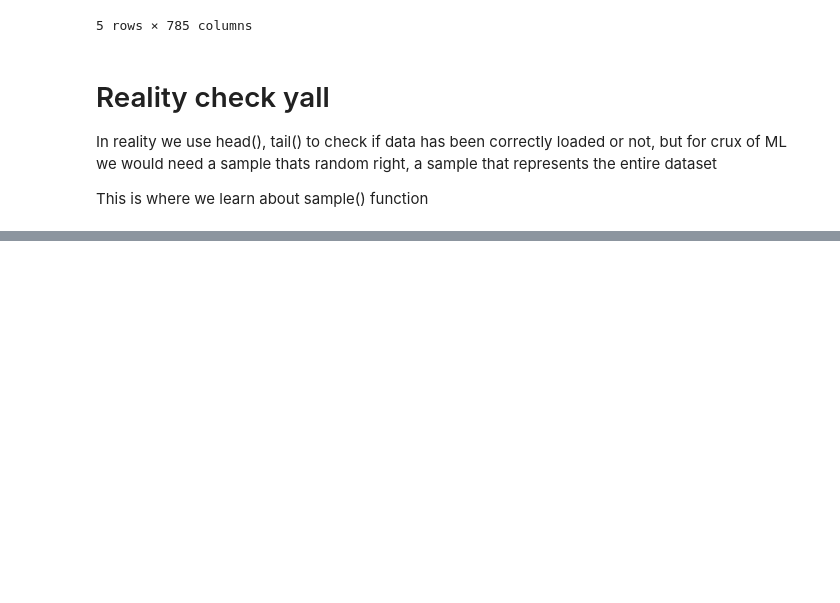
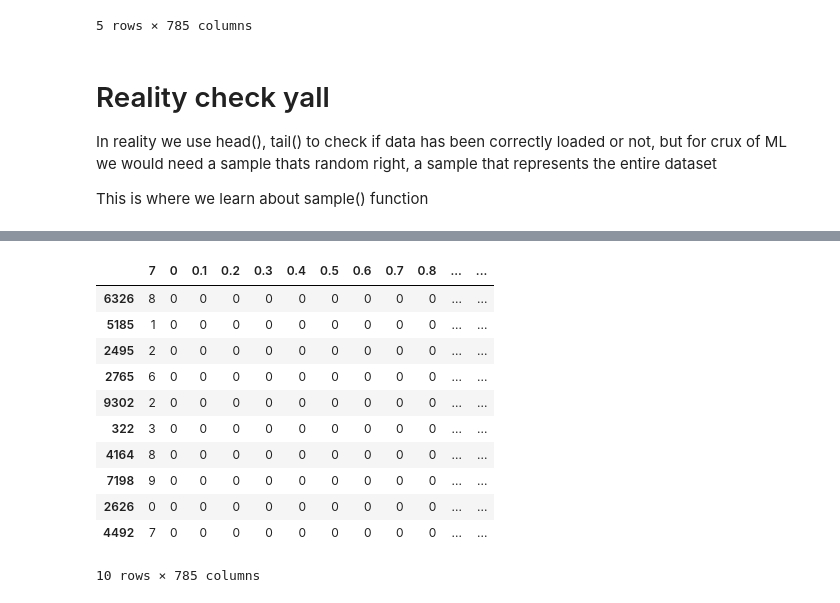
Before and after one commit to kedarvartak/Machine-Learning, a Jupyter notebook: Pandas1.ipynb, the cells around one changed output, grey strips where cells are left out. Cells and saved outputs as stored; diff of their text form; code cells hidden in the pictures; blank space fills up the shorter version.

```diff
--- a/Pandas1.ipynb
+++ b/Pandas1.ipynb
@@ -66 +66,16 @@ mnist_data.sample() #default value is 1, specify value inside brackets to print
 1 rows × 785 columns
+# %%
+mnist_data.sample(10, random_state = 23) #we generate 10 random values, but what if we fall in love with those 10 values and want them to occur every single tome when we use sample(10) we give them a random state which is basically like giving those 10 values an identifier
+# %% [output]
+|  | 7 | 0 | 0.1 | 0.2 | 0.3 | 0.4 | 0.5 | 0.6 | 0.7 | 0.8 | ... | ... |
+| 6326 | 8 | 0 | 0 | 0 | 0 | 0 | 0 | 0 | 0 | 0 | ... | ... |
+| 5185 | 1 | 0 | 0 | 0 | 0 | 0 | 0 | 0 | 0 | 0 | ... | ... |
+| 2495 | 2 | 0 | 0 | 0 | 0 | 0 | 0 | 0 | 0 | 0 | ... | ... |
+| 2765 | 6 | 0 | 0 | 0 | 0 | 0 | 0 | 0 | 0 | 0 | ... | ... |
+| 9302 | 2 | 0 | 0 | 0 | 0 | 0 | 0 | 0 | 0 | 0 | ... | ... |
+| 322 | 3 | 0 | 0 | 0 | 0 | 0 | 0 | 0 | 0 | 0 | ... | ... |
+| 4164 | 8 | 0 | 0 | 0 | 0 | 0 | 0 | 0 | 0 | 0 | ... | ... |
+| 7198 | 9 | 0 | 0 | 0 | 0 | 0 | 0 | 0 | 0 | 0 | ... | ... |
+| 2626 | 0 | 0 | 0 | 0 | 0 | 0 | 0 | 0 | 0 | 0 | ... | ... |
+| 4492 | 7 | 0 | 0 | 0 | 0 | 0 | 0 | 0 | 0 | 0 | ... | ... |
+10 rows × 785 columns
```
Also changed, not shown: parts of 8 cells of this notebook.
